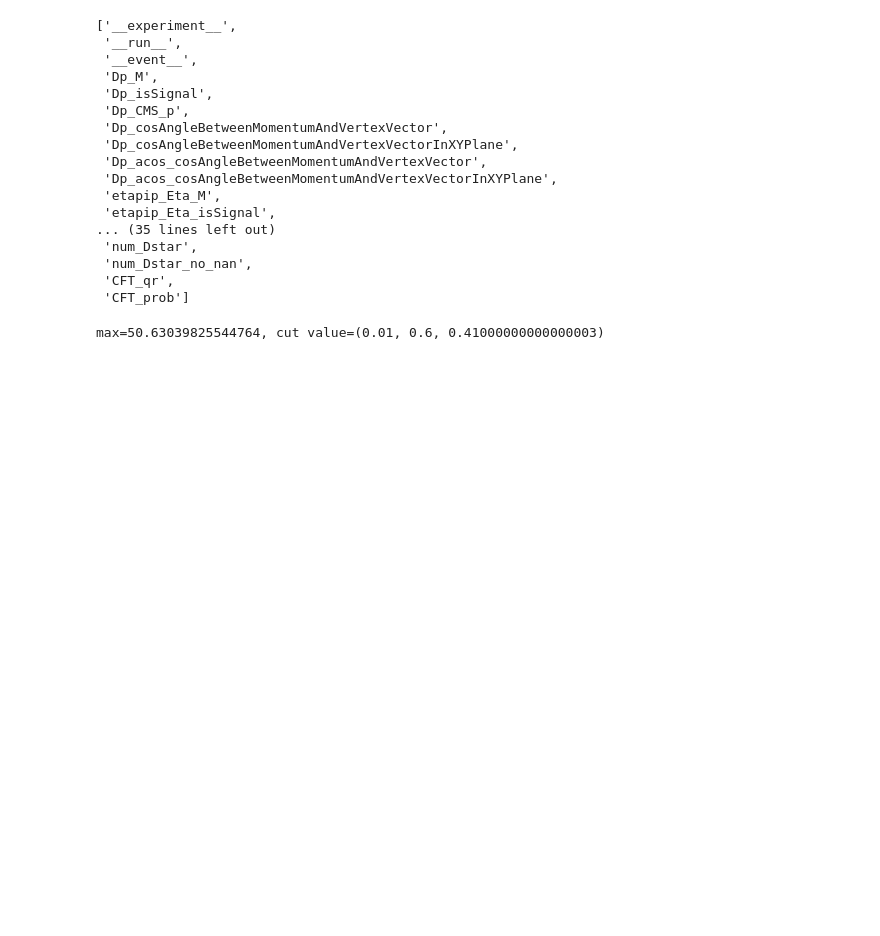
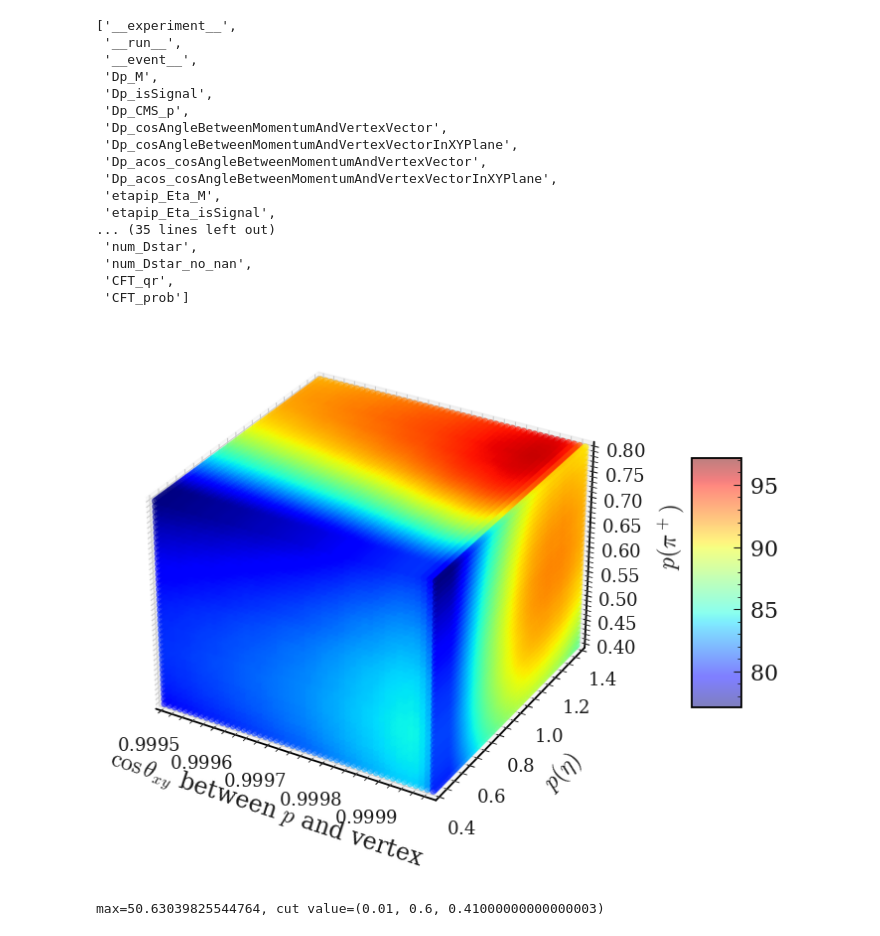
Before and after one commit to jykim-physics/DRAW_and_FITTING, a Jupyter notebook: main/ANALYSIS/FOM/etapip_gg/MC15ri_FOM.ipynb, the cells around one changed output. Drawn from its saved outputs; the diff is of its cells as text; code cells hidden in the pictures; blank space fills up the shorter version.

```diff
--- a/main/ANALYSIS/FOM/etapip_gg/MC15ri_FOM.ipynb
+++ b/main/ANALYSIS/FOM/etapip_gg/MC15ri_FOM.ipynb
@@ -536,7 +524,7 @@ print(len(pd_ccbar_signal))
 # %%
 # half_1_sigMC = '/media/jykim/T7/storage/01_recon/phi/D0_v26_half1M_1_pre_ext_signalMC_recon_mdst_phi.root'
 # half_1_sigMC = '/media/jykim/T7/storage/01_recon/phi/D0_massveto_v2_half_1_pre_signalMC_recon_mdst_phi_*.root'
-
+half_1_sigMC = '/share/storage/jykim/storage_ghi/Ntuples_ghi_2/MC15ri_sigMC/Dptoetapip_gg/240828_loose_v0_roe_Dptag/*.root'
 # base_filter='D0_M>1.8 && D0_M<1.9  && abs(Phi_M - 1.0195)< 0.011 && abs(Dstarp_Q-0.00593)<0.0006'
 # base_filter='D0_M>1.8 && D0_M<1.9'
 # base_filter=' D0_M>1.68 && D0_M<2.05 && abs(Phi_M - 1.0195) < 0.011 && abs(Dstarp_delM-(2.0103-1.8648))<0.001  && Dstarp_CMS_p>2.5'
@@ -547,11 +535,12 @@ print(len(pd_ccbar_signal))
 
 # # base_filter += '&& gamma_E>0.48'
 
-
-# pd_half_1_sigMC = get_pd(file=half_1_sigMC, tree=tree,base_filter=base_filter,variables=variables)
+base_filter = 'num_Dstar_no_nan<0 && abs(etapip_Eta_daughterDiffOfPhi_0_1)<2 && etapip_Eta_daughterAngle_0_1<1.7 && Dp_isSignal==1'
+base_filter += ' && Dp_M>1.78 && Dp_M<1.95'
+pd_half_1_sigMC = get_pd(file=half_1_sigMC, tree=tree,base_filter=base_filter,variables=variables)
 
 
-pd_half_1_sigMC = pd_ccbar_signal
+# pd_half_1_sigMC = pd_ccbar_signal
 
 scale_factor = len(pd_ccbar_signal)/len(pd_half_1_sigMC)
 print(scale_factor)
@@ -578,7 +567,7 @@ list(pd_ccbar)
  'CFT_qr',
  'CFT_prob']
 # %%
-X, Y, Z = np.mgrid[0.9900:0.9998:49j, 0.6:0.8:21j, 0.4:0.6:21j]
+X, Y, Z = np.mgrid[0.99950:0.99999:50j, 0.4:1.4:101j, 0.4:0.8:41j]
 a = zip(X.ravel(), Y.ravel(), Z.ravel())
 A_list = list(a)
 
@@ -600,34 +589,36 @@ FOM_phig_list = calculate_FOM_3D(pd_all,pd_half_1_sigMC, grid_list ,scale_factor
 # %%
 fig = plt.figure()
 ax = fig.add_subplot(111, projection='3d')
 # scat = ax.scatter(X, Y, Z, c=T.flatten(), alpha=0.5)
 scat = ax.scatter(X, Y, Z, c=FOM_phig_list, alpha=0.5, cmap = 'jet')
 # scat = ax.scatter(X, Y, Z, c=FOM_phig_list, alpha=0.5)
 
 fig.colorbar(scat, shrink=0.5, aspect=5 , pad = 0.1)
 
-ax.set_xlabel(r'$\cos XY$ cut',fontsize=17)
+ax.set_xlabel(r'$\cos \theta_{xy}$ between $p$ and vertex',fontsize=17)
 #ax.set_ylabel(r'Second FBDT cut',fontsize=17)
-ax.set_ylabel(r'$\eta$ p',fontsize=17)
-ax.set_zlabel(r'$\pi^+$ p',fontsize=17)
+ax.set_ylabel(r'$p(\eta)$',fontsize=17)
+ax.set_zlabel(r'$p(\pi^+)$',fontsize=17)
 ax.tick_params(axis='both', which='major', labelsize=13)
 
 # Set axis ranges to their full extent
 ax.set_xlim(X.min(), X.max())
 ax.set_ylim(Y.min(), Y.max())
 ax.set_zlim(Z.min(), Z.max())
 
 
 # ax.ticklabel_format(axis = 'z',  style='sci', scilimits = (0,1))
 # ax.dist = 10
 ax.xaxis.labelpad=8
 ax.yaxis.labelpad=12
 ax.zaxis.labelpad=15.5
 
 
 plt.tight_layout()
-# plt.savefig('/media/jykim/T7/saved_plots/FOM/MC15rd_Eg_Mgg_FBDT2_phi_opt.png')
+plt.savefig('FOM_MC15ri_3d_20240909_sigregion_178_195_nontag.png')
 plt.show()
+# %% [output]
+[figure, added]
 # %%
 #base_filter+='&& abs(D0_cosHel_0)<0.8'
 
```
Also changed, not shown: parts of 23 cells of this notebook, 32 other files.
